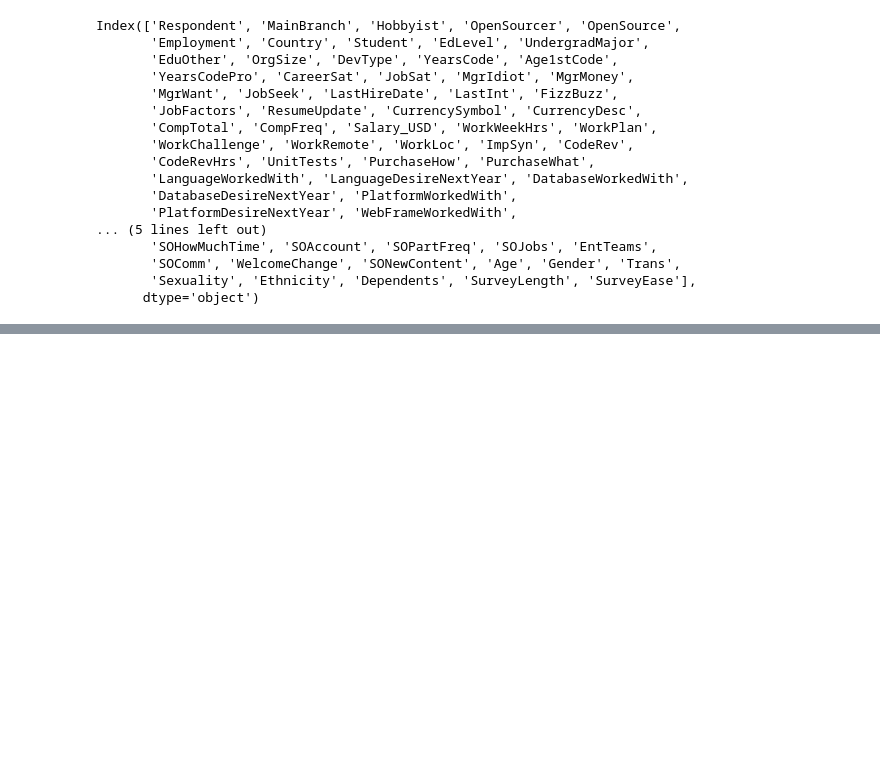
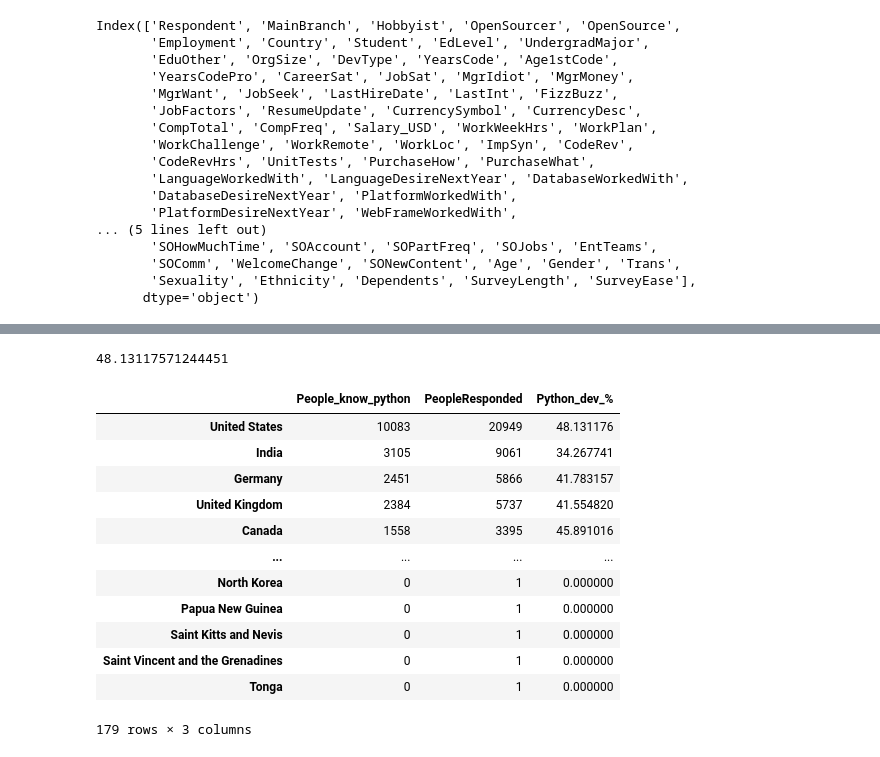
Before and after one commit to ash248cool/pandas_practice, a Jupyter notebook: pandas.ipynb, the cells around one changed output, grey strips where cells are left out. Saved outputs shown, nothing was run; the diff lists cells and outputs as text; code cells hidden in the pictures; blank space fills up the shorter version.

```diff
--- a/pandas.ipynb
+++ b/pandas.ipynb
@@ -167,0 +334,33 @@ df.nlargest(10,'ConvertedComp')
+# %%
+# Challenge Approach 1
+df1 = country_grp['LanguageWorkedWith'].apply(lambda x: x.str.contains('Python').sum())
+df2 = df['Country'].value_counts()
+df3 = (df1 / df2)*100
+df3.loc['United States']
+# %% [output]
+48.13117571244451
+# %%
+# Challenge Approach 2
+df1 = country_grp['LanguageWorkedWith'].apply(lambda x: x.str.contains('Python').sum())
+df2 = df['Country'].value_counts()
+df3 = pd.concat([df1, df2], axis='columns')
+df3.rename(columns={"LanguageWorkedWith": "People_know_python", "Country": "PeopleResponded"}, inplace=True)
+df3['Python_dev_%'] = (df3['People_know_python'] / df3['PeopleResponded'])*100
+df3
+df3.loc['United States']
+df3.sort_values(by=['PeopleResponded','Python_dev_%',], ascending=[False,False], inplace=True)
+df3
+# %% [output]
+|  | People_know_python | PeopleResponded | Python_dev_% |
+| United States | 10083 | 20949 | 48.131176 |
+| India | 3105 | 9061 | 34.267741 |
+| Germany | 2451 | 5866 | 41.783157 |
+| United Kingdom | 2384 | 5737 | 41.554820 |
+| Canada | 1558 | 3395 | 45.891016 |
+| ... | ... | ... | ... |
+| North Korea | 0 | 1 | 0.000000 |
+| Papua New Guinea | 0 | 1 | 0.000000 |
+| Saint Kitts and Nevis | 0 | 1 | 0.000000 |
+| Saint Vincent and the Grenadines | 0 | 1 | 0.000000 |
+| Tonga | 0 | 1 | 0.000000 |
+179 rows × 3 columns
```
Also changed, not shown: parts of 12 cells of this notebook.
